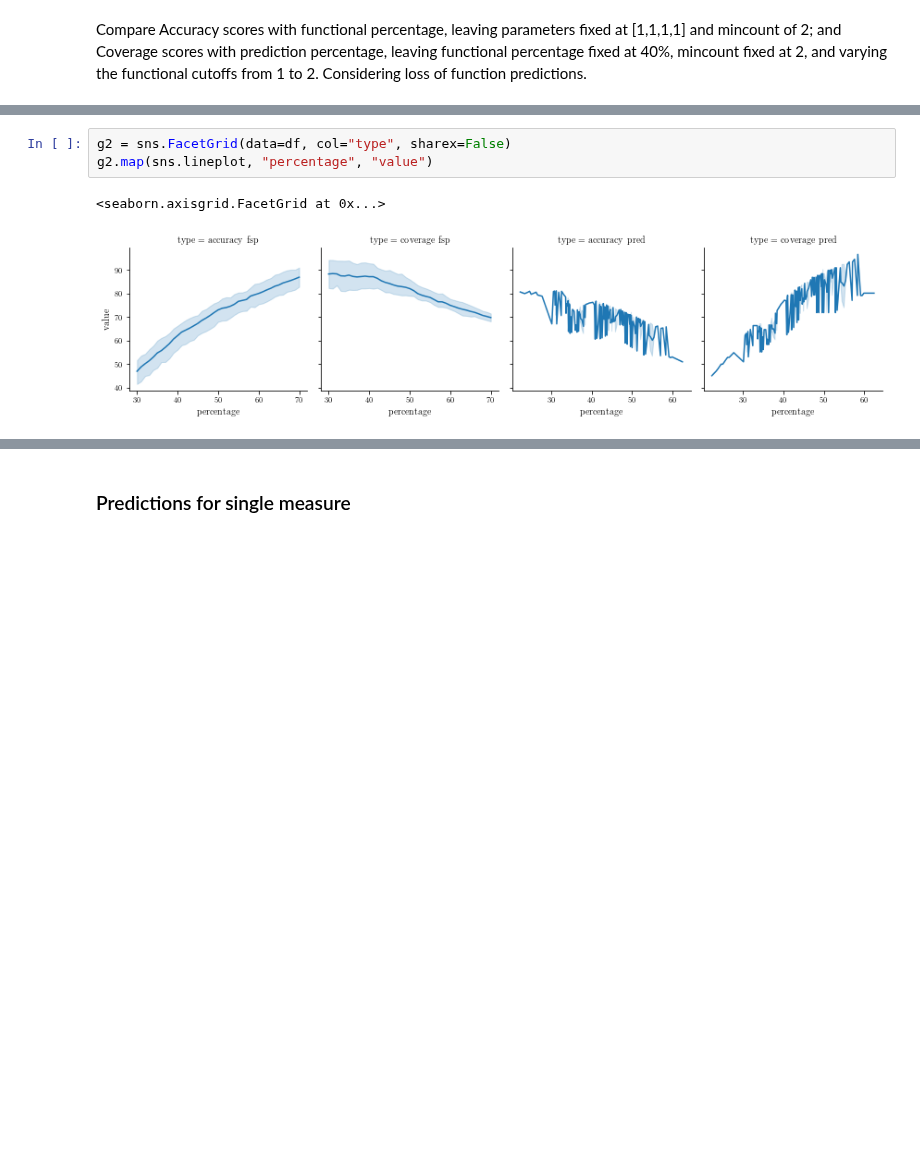
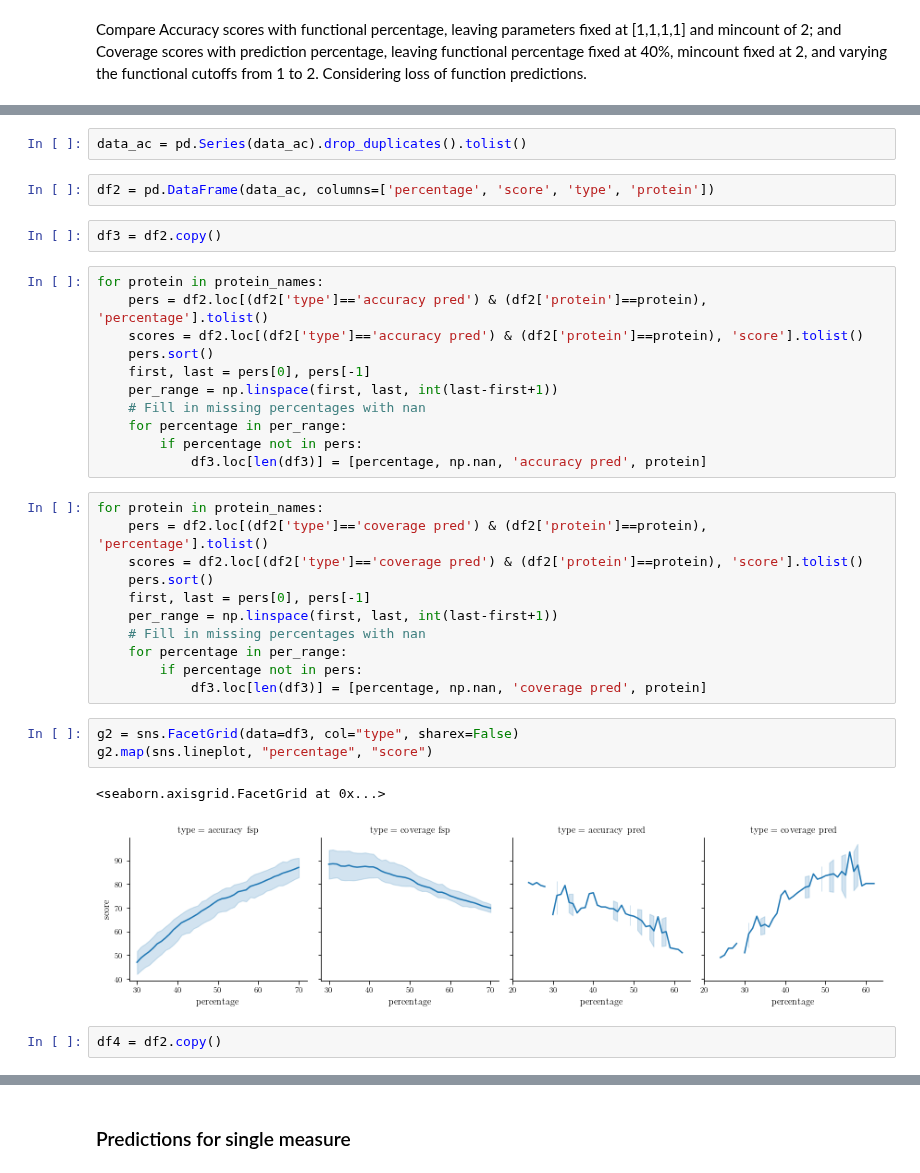
Before and after one commit to CrisSotomayor/perturbation-networks-get-data, a Jupyter notebook: figure_behavior.ipynb, the cells around one changed output, grey strips where cells are left out. Saved outputs shown, nothing was run; the diff lists cells and outputs as text; blank space fills up the shorter version.

```diff
--- a/figure_behavior.ipynb
+++ b/figure_behavior.ipynb
@@ -242,6 +216,36 @@ for pred_key in df.type.unique():
+# %%
+data_ac = pd.Series(data_ac).drop_duplicates().tolist()
+# %%
+df2 = pd.DataFrame(data_ac, columns=['percentage', 'score', 'type', 'protein'])
+# %%
+df3 = df2.copy()
+# %%
+for protein in protein_names:
+    pers = df2.loc[(df2['type']=='accuracy pred') & (df2['protein']==protein), 'percentage'].tolist()
+    scores = df2.loc[(df2['type']=='accuracy pred') & (df2['protein']==protein), 'score'].tolist()
+    pers.sort()
+    first, last = pers[0], pers[-1]
+    per_range = np.linspace(first, last, int(last-first+1))
+    # Fill in missing percentages with nan
+    for percentage in per_range:
+        if percentage not in pers:
+            df3.loc[len(df3)] = [percentage, np.nan, 'accuracy pred', protein]
+# %%
+for protein in protein_names:
+    pers = df2.loc[(df2['type']=='coverage pred') & (df2['protein']==protein), 'percentage'].tolist()
+    scores = df2.loc[(df2['type']=='coverage pred') & (df2['protein']==protein), 'score'].tolist()
+    pers.sort()
+    first, last = pers[0], pers[-1]
+    per_range = np.linspace(first, last, int(last-first+1))
+    # Fill in missing percentages with nan
+    for percentage in per_range:
+        if percentage not in pers:
+            df3.loc[len(df3)] = [percentage, np.nan, 'coverage pred', protein]
 # %%
-g2 = sns.FacetGrid(data=df, col="type", sharex=False)
-g2.map(sns.lineplot, "percentage", "value")
+g2 = sns.FacetGrid(data=df3, col="type", sharex=False)
+g2.map(sns.lineplot, "percentage", "score")
 # %% [output]
 <seaborn.axisgrid.FacetGrid at 0x...>
-[figure, old version]
+[figure, new version]
+# %%
+df4 = df2.copy()
```
Also changed, not shown: parts of 18 cells of this notebook, 2 other files.
